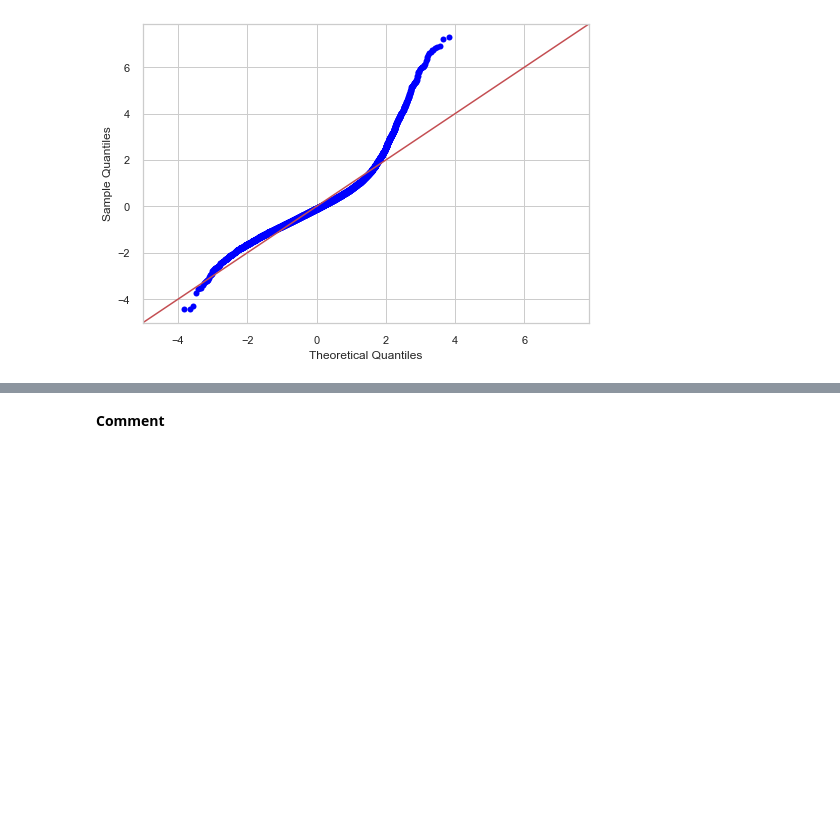
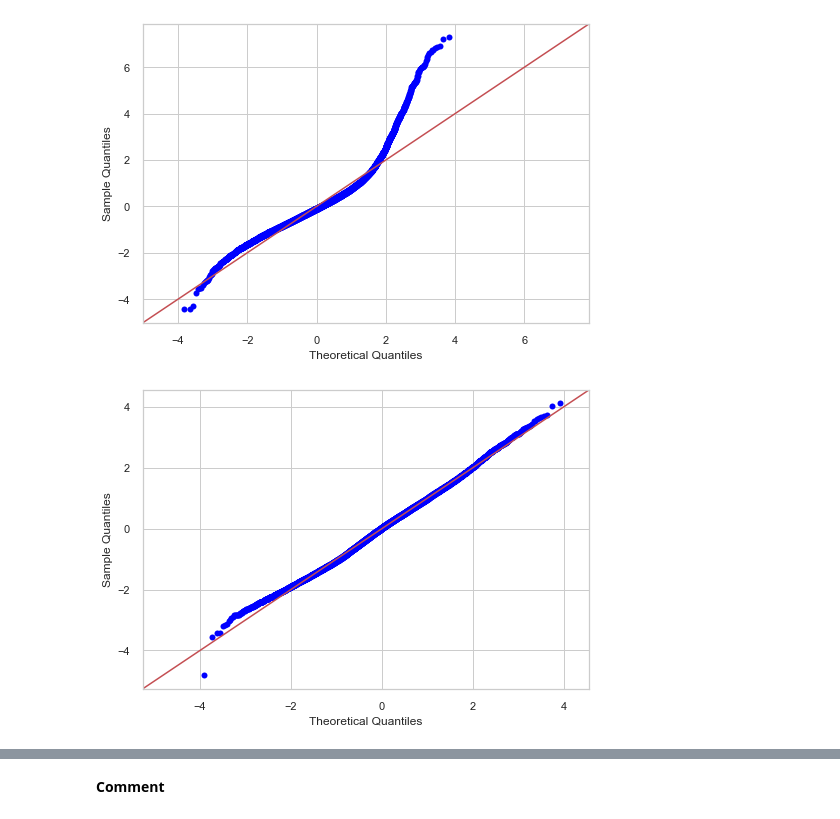
Before and after one commit to guddacandy/Phase-2-project, a Jupyter notebook: student.ipynb, the cells around one changed output, grey strips where cells are left out. Saved outputs shown, nothing was run; the diff lists cells and outputs as text; code cells hidden in the pictures; blank space fills up the shorter version.

```diff
--- a/student.ipynb
+++ b/student.ipynb
@@ -783,0 +822,7 @@ strong multicollinearity or other numerical problems.
+# %%
+X_centered = X.copy()
+
+for col in X_centered.columns:
+    X_centered[col] = X_centered[col] - X_centered[col].mean()
+
+X_centered.describe()
@@ -783,0 +839,7 @@ strong multicollinearity or other numerical problems.
+# %%
+centered_model = sm.OLS(y, sm.add_constant(X_centered))
+centered_results = centered_model.fit()
+
+print(f"""
+Centered model adjusted R-Squared: {centered_results.rsquared_adj}
+""")
@@ -793,3 +874,19 @@ ax.get_lines()[0].set_color('Orange')  # Set line color to orange
 ax.get_lines()[0].set_linewidth(2)  # Set line thickness to 2
 # %% [output]
 [figure]
+# %%
+# Build log transformed model
+y_log = np.log(y)
+model = sm.OLS(y_log,  sm.add_constant(X)).fit()
+
+fig = sm.graphics.qqplot(model.resid, dist=stats.norm, line='45', fit=True)
+
+# Getting the axes and modify the line color and thickness
+ax = fig.get_axes()[0]
+ax.get_lines()[0].set_color('Orange')  # Set line color to orange
+ax.get_lines()[0].set_linewidth(2)  # Set line thickness to 2
+
+# Show the QQ plot
+plt.show()
+# %% [output]
+[figure, added]
```
Also changed, not shown: parts of 51 cells of this notebook.
